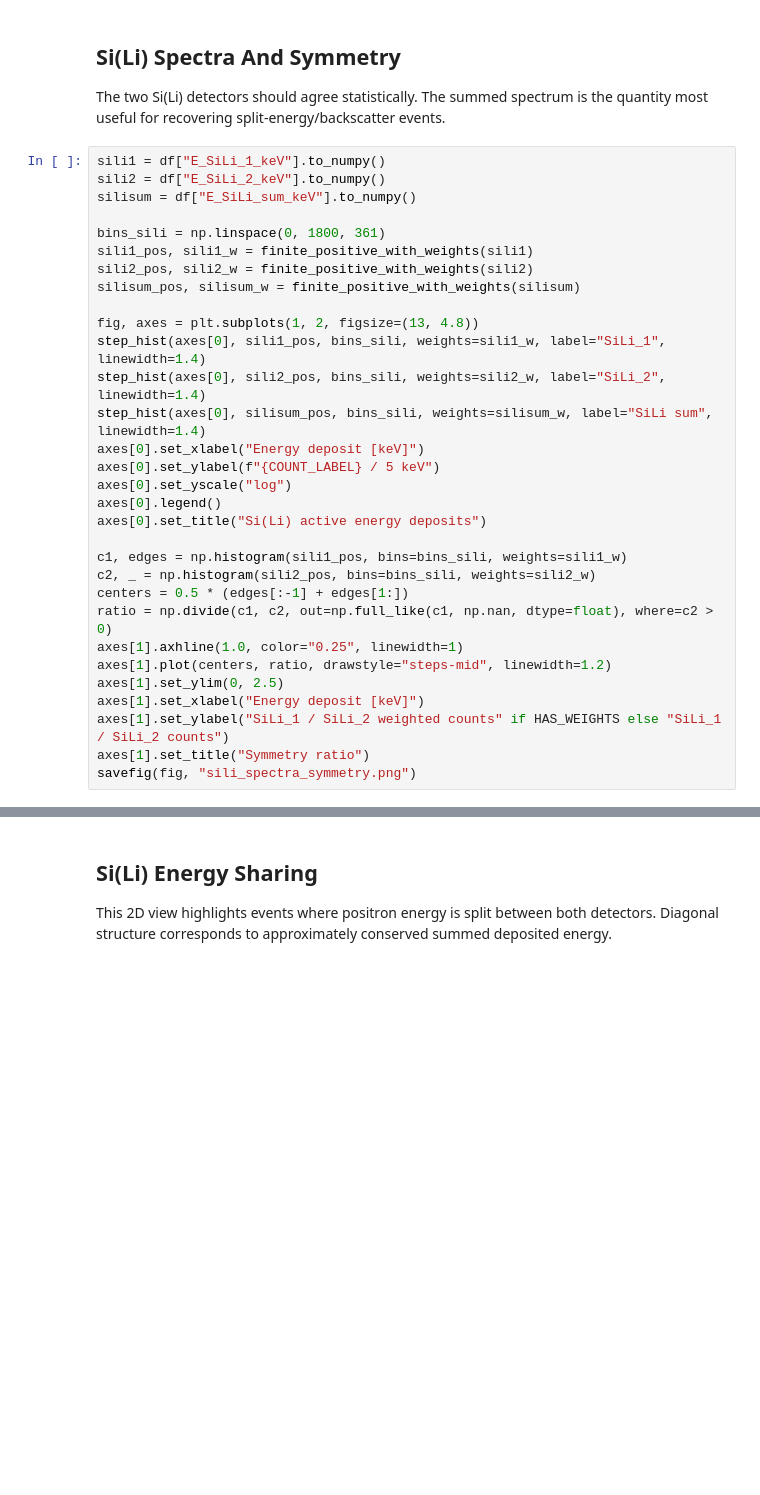
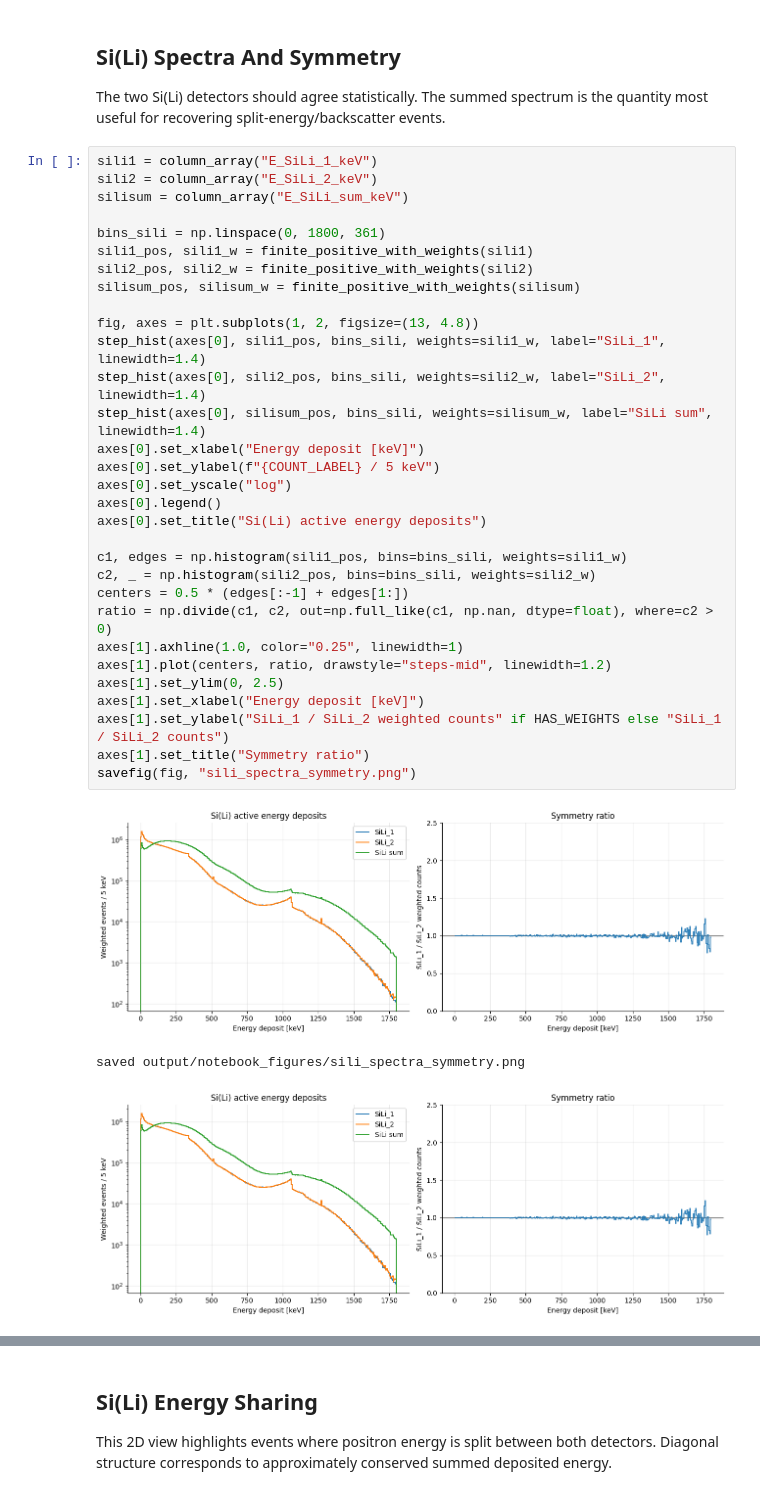
Before and after one commit to guyronhuji/DualSiLi22Na, a Jupyter notebook: analysis/notebooks/dual_sili_22na_spectrum_analysis.ipynb, the cells around one changed output, grey strips where cells are left out. Cells and saved outputs as stored; diff of their text form; blank space fills up the shorter version.

```diff
--- a/analysis/notebooks/dual_sili_22na_spectrum_analysis.ipynb
+++ b/analysis/notebooks/dual_sili_22na_spectrum_analysis.ipynb
@@ -315,36 +474,40 @@ def fit_edge(values, expected, window=80.0, bin_width=2.0, label="edge", weights
 
 The two Si(Li) detectors should agree statistically. The summed spectrum is the quantity most useful for recovering split-energy/backscatter events.
 # %%
-sili1 = df["E_SiLi_1_keV"].to_numpy()
-sili2 = df["E_SiLi_2_keV"].to_numpy()
-silisum = df["E_SiLi_sum_keV"].to_numpy()
+sili1 = column_array("E_SiLi_1_keV")
+sili2 = column_array("E_SiLi_2_keV")
+silisum = column_array("E_SiLi_sum_keV")
 
 bins_sili = np.linspace(0, 1800, 361)
 sili1_pos, sili1_w = finite_positive_with_weights(sili1)
 sili2_pos, sili2_w = finite_positive_with_weights(sili2)
 silisum_pos, silisum_w = finite_positive_with_weights(silisum)
 
 fig, axes = plt.subplots(1, 2, figsize=(13, 4.8))
 step_hist(axes[0], sili1_pos, bins_sili, weights=sili1_w, label="SiLi_1", linewidth=1.4)
 step_hist(axes[0], sili2_pos, bins_sili, weights=sili2_w, label="SiLi_2", linewidth=1.4)
 step_hist(axes[0], silisum_pos, bins_sili, weights=silisum_w, label="SiLi sum", linewidth=1.4)
 axes[0].set_xlabel("Energy deposit [keV]")
 axes[0].set_ylabel(f"{COUNT_LABEL} / 5 keV")
 axes[0].set_yscale("log")
 axes[0].legend()
 axes[0].set_title("Si(Li) active energy deposits")
 
 c1, edges = np.histogram(sili1_pos, bins=bins_sili, weights=sili1_w)
 c2, _ = np.histogram(sili2_pos, bins=bins_sili, weights=sili2_w)
 centers = 0.5 * (edges[:-1] + edges[1:])
 ratio = np.divide(c1, c2, out=np.full_like(c1, np.nan, dtype=float), where=c2 > 0)
 axes[1].axhline(1.0, color="0.25", linewidth=1)
 axes[1].plot(centers, ratio, drawstyle="steps-mid", linewidth=1.2)
 axes[1].set_ylim(0, 2.5)
 axes[1].set_xlabel("Energy deposit [keV]")
 axes[1].set_ylabel("SiLi_1 / SiLi_2 weighted counts" if HAS_WEIGHTS else "SiLi_1 / SiLi_2 counts")
 axes[1].set_title("Symmetry ratio")
 savefig(fig, "sili_spectra_symmetry.png")
+# %% [output]
+[figure, added]
+saved output/notebook_figures/sili_spectra_symmetry.png
+[figure, added]
 # %%
 # Quantify symmetry with simple per-event and binned metrics.
 nonzero_either = (sili1 > 0) | (sili2 > 0)
```
Also changed, not shown: parts of 19 cells of this notebook, 20 other files.
